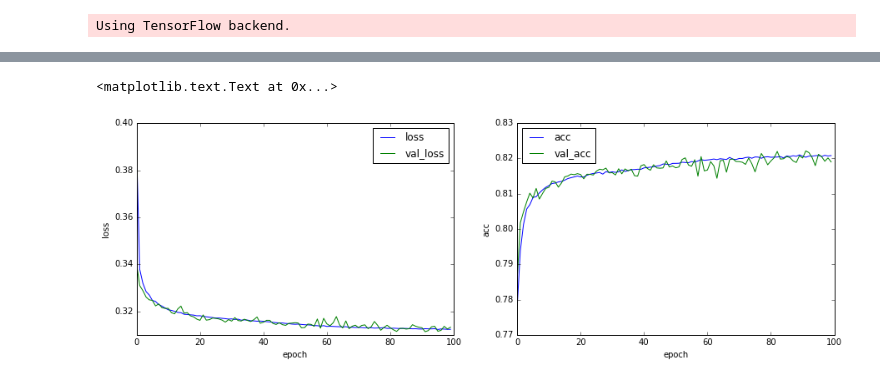
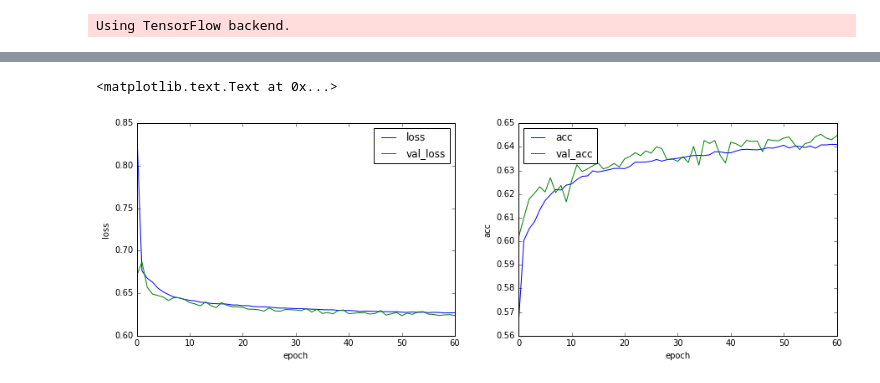
Before and after one commit to lucien1011/PyNTupleProcessor, a Jupyter notebook: Wto3l/MVA/NN.ipynb, the cells around one changed output, grey strips where cells are left out. Saved outputs shown, nothing was run; the diff lists cells and outputs as text; code cells hidden in the pictures.

Commit message:
Changed loss function to fix model

```diff
--- a/Wto3l/MVA/NN.ipynb
+++ b/Wto3l/MVA/NN.ipynb
@@ -116,14 +116,14 @@ Using TensorFlow backend.
 inputs = Input(shape=(len(vars_test),), name = 'input')
 #x = Dropout(.1, name = 'input_dropout_.2')(inputs)
 x = Dense(32, name = 'hidden1')(inputs)
-x = LeakyReLU(.1, name = 'LeakyReLU1_.1')(x)
+x = LeakyReLU(.0, name = 'LeakyReLU1_.0')(x)
 x = Dense(64, name = 'hidden2')(x)
-x = LeakyReLU(.1, name = 'LeakyReLU2_.1')(x)
+x = LeakyReLU(.0, name = 'LeakyReLU2_.0')(x)
 #x = Dropout(.2, name = 'hidden2_dropout_.4')(x)
-outputs = Dense(4, name = 'output', activation='sigmoid')(x)
+outputs = Dense(4, name = 'output', activation='softmax')(x)
 
 model = Model(inputs=inputs, outputs=outputs)
-model.compile(optimizer='adam', loss='binary_crossentropy', metrics=['accuracy'])
+model.compile(optimizer='adam', loss='categorical_crossentropy', metrics=['categorical_accuracy'])
 
 # model = Sequential()
 # model.add(Dense(64, input_dim=len(vars_test), activation='relu'))
@@ -157,7 +157,7 @@ history = model.fit(signal_train[vars_test],
                     epochs=100,
                     batch_size=256,
                     verbose=1,
-                    #callbacks=[early_stopping,model_checkpoint],
+                    callbacks=[early_stopping],
                     validation_split=0.25)
 # %% [output]
 Train on 307239 samples, validate on 102413 samples
@@ -201,25 +201,25 @@ Name: 436381, dtype: int32
 # %%
 import matplotlib.pyplot as plt
 %matplotlib inline
 # plot loss vs epoch
 plt.figure(figsize=(15,10))
 ax = plt.subplot(2, 2, 1)
 ax.plot(history.history['loss'], label='loss')
 ax.plot(history.history['val_loss'], label='val_loss')
 ax.legend(loc="upper right")
 ax.set_xlabel('epoch')
 ax.set_ylabel('loss')
 
 # plot accuracy vs epoch
 ax = plt.subplot(2, 2, 2)
-ax.plot(history.history['acc'], label='acc')
-ax.plot(history.history['val_acc'], label='val_acc')
+ax.plot(history.history['categorical_accuracy'], label='acc')
+ax.plot(history.history['val_categorical_accuracy'], label='val_acc')
 ax.legend(loc="upper left")
 ax.set_xlabel('epoch')
 ax.set_ylabel('acc')
 # %% [output]
 <matplotlib.text.Text at 0x...>
-[figure, old version]
+[figure, new version]
 # %%
 #Save model
 model.save("ZSelector_model.h5")
```
Also changed, not shown: parts of 12 cells of this notebook, 2 other files.
